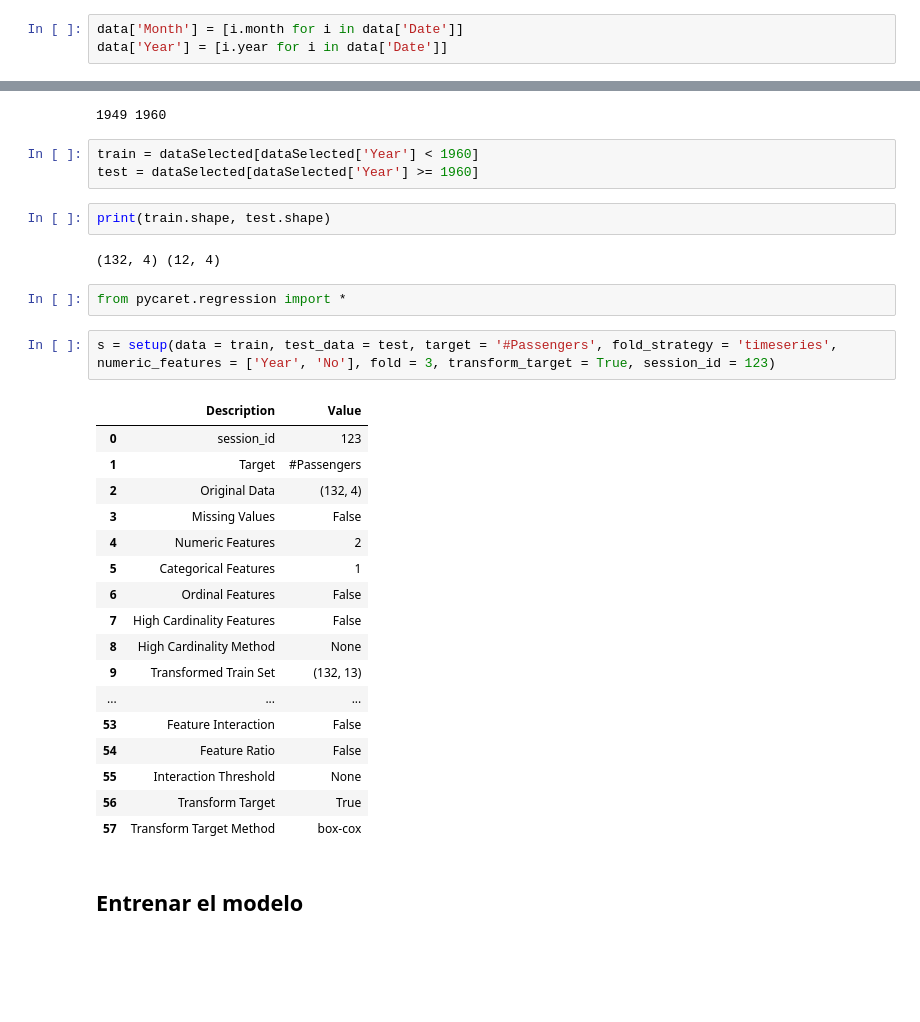
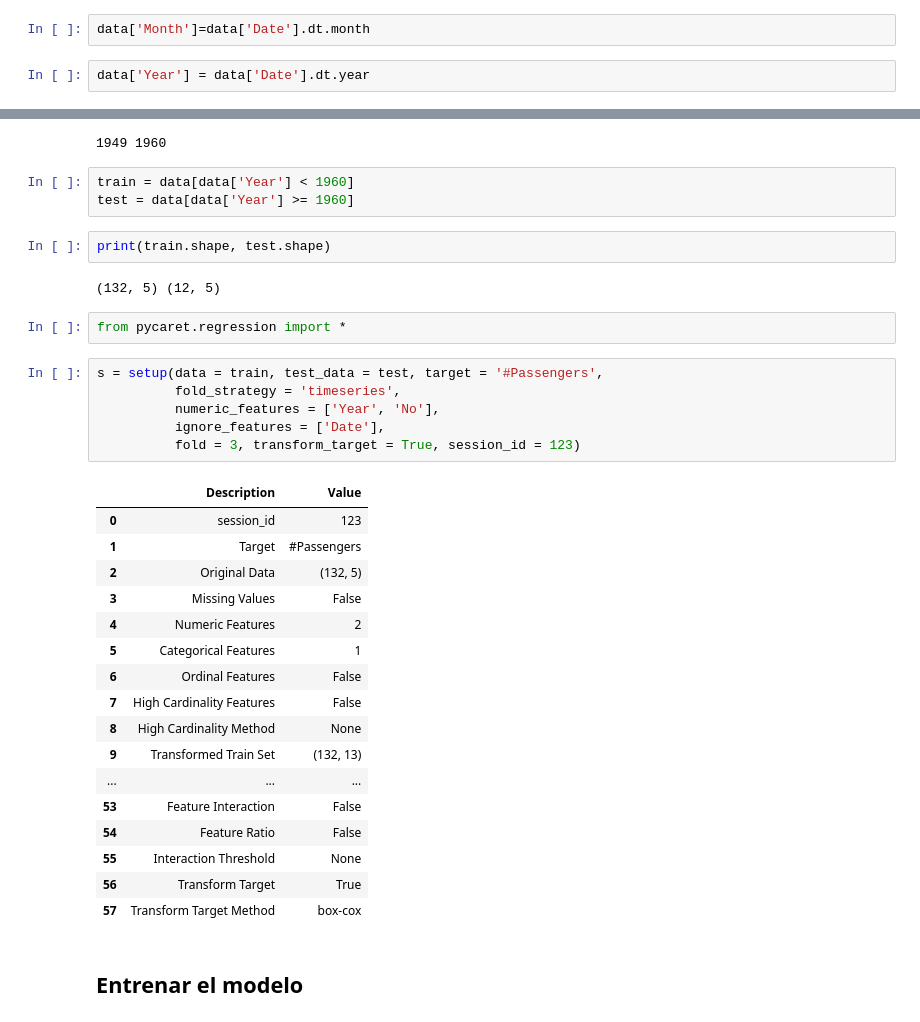
Before and after one commit to ibonetc/Finance_ML, a Jupyter notebook: PredicciónSeriesDeTiempo_Pycaret.ipynb, the cells around one changed output, grey strips where cells are left out. Saved outputs shown, nothing was run; the diff lists cells and outputs as text; blank space fills up the shorter version.

```diff
--- a/PredicciónSeriesDeTiempo_Pycaret.ipynb
+++ b/PredicciónSeriesDeTiempo_Pycaret.ipynb
@@ -57,9 +57,10 @@ fig.show()
 [interactive output not drawn]
 # %% [markdown]
 Crear mes y año desde la fecha
-# %%
-data['Month'] = [i.month for i in data['Date']]
-data['Year'] = [i.year for i in data['Date']]
+# %%
+data['Month']=data['Date'].dt.month
+# %%
+data['Year'] = data['Date'].dt.year
 # %%
 data
 # %% [output]
@@ -125,21 +126,25 @@ print(min(data['Year']),max(data['Year']))
 # %% [output]
 1949 1960
 # %%
-train = dataSelected[dataSelected['Year'] < 1960]
-test = dataSelected[dataSelected['Year'] >= 1960]
+train = data[data['Year'] < 1960]
+test = data[data['Year'] >= 1960]
 # %%
 print(train.shape, test.shape)
 # %% [output]
-(132, 4) (12, 4)
+(132, 5) (12, 5)
 # %%
 from pycaret.regression import *
 # %%
-s = setup(data = train, test_data = test, target = '#Passengers', fold_strategy = 'timeseries', numeric_features = ['Year', 'No'], fold = 3, transform_target = True, session_id = 123)
+s = setup(data = train, test_data = test, target = '#Passengers',
+          fold_strategy = 'timeseries',
+          numeric_features = ['Year', 'No'],
+          ignore_features = ['Date'],
+          fold = 3, transform_target = True, session_id = 123)
 # %% [output]
 |  | Description | Value |
 | 0 | session_id | 123 |
 | 1 | Target | #Passengers |
-| 2 | Original Data | (132, 4) |
+| 2 | Original Data | (132, 5) |
 | 3 | Missing Values | False |
 | 4 | Numeric Features | 2 |
 | 5 | Categorical Features | 1 |
```
Also changed, not shown: parts of 5 cells of this notebook.
